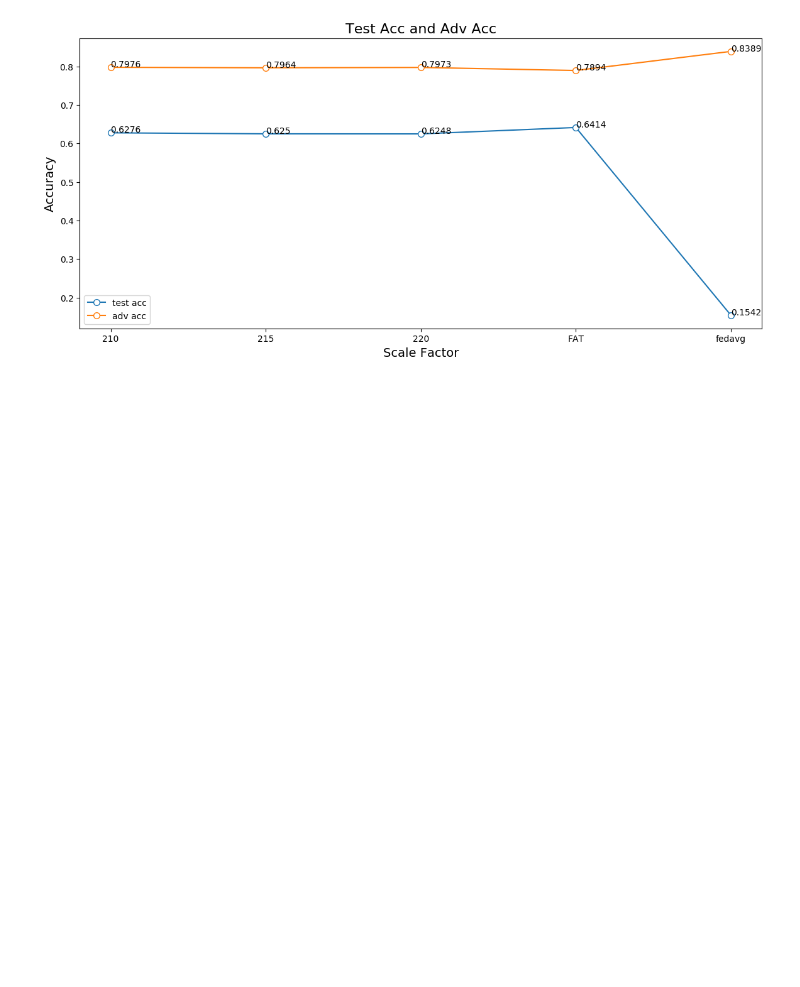
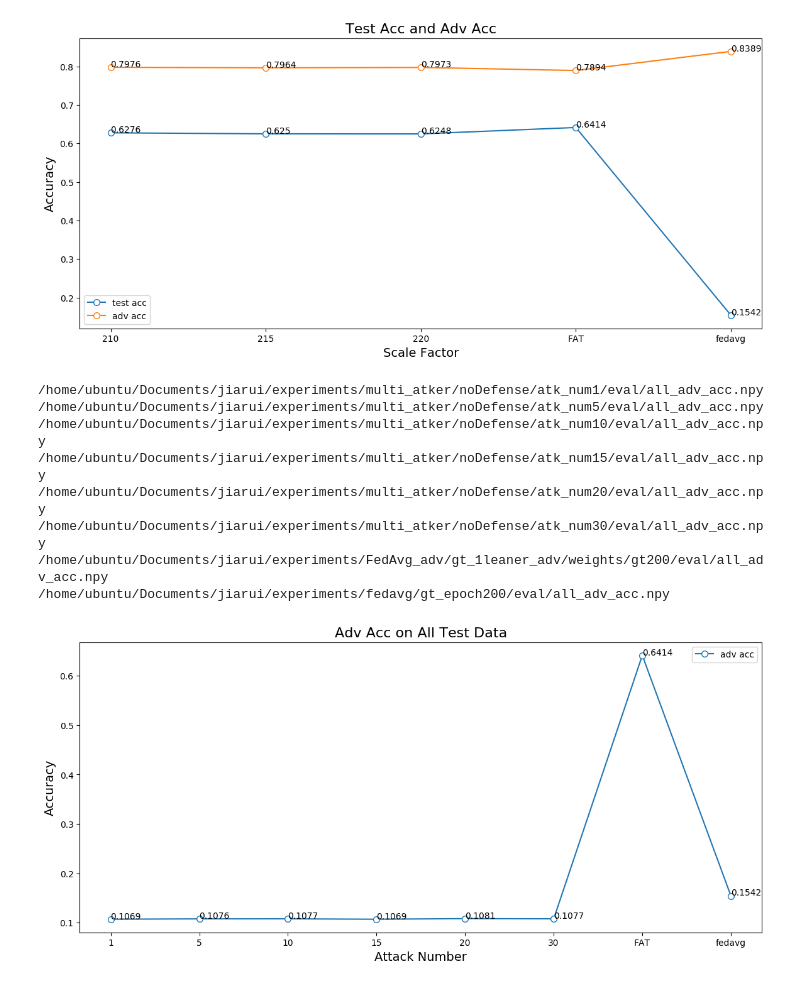
Before and after one commit to U1ltra/pFedDef, a Jupyter notebook: Evaluation/draw_figure.ipynb, the cells around one changed output. Saved outputs shown, nothing was run; the diff lists cells and outputs as text; code cells hidden in the pictures; blank space fills up the shorter version.

```diff
--- a/Evaluation/draw_figure.ipynb
+++ b/Evaluation/draw_figure.ipynb
@@ -1040,3 +1107,55 @@ plot_training_curves(
 )
 # %% [output]
 [figure]
+# %%
+base_path = "/home/ubuntu/Documents/jiarui/experiments/multi_atker"
+
+atk_set = [1,5,10,15,20,30]
+atk_set.sort()
+
+labels = [
+    str(num) for num in atk_set
+]
+
+all_label_acc = [
+    f"{base_path}/noDefense/atk_num{ num }/eval/all_adv_acc.npy" for num in atk_set
+]
+
+
+all_label_acc.append(
+    "/home/ubuntu/Documents/jiarui/experiments/FedAvg_adv/gt_1leaner_adv/weights/gt200/eval/all_adv_acc.npy"
+)
+labels.append("FAT")
+
+all_label_acc.append(
+    "/home/ubuntu/Documents/jiarui/experiments/fedavg/gt_epoch200/eval/all_adv_acc.npy"
+)
+labels.append("fedavg")
+
+for i in all_label_acc:
+    print(i)
+
+all_label_avg_acc = []
+for i in all_label_acc:
+    res = np.load(i)
+    all_label_avg_acc.append(
+        np.sum(res) / (res.shape[0] * res.shape[1])
+    )
+
+
+
+plot_training_curves(
+    all_label_avg_acc, labels, F"Adv Acc on All Test Data",
+    f"plots/FAT_rep_all_adv_atk_num_nodefense.png", "Attack Number", "Accuracy",
+    "adv acc"
+)
+# %% [output]
+/home/ubuntu/Documents/jiarui/experiments/multi_atker/noDefense/atk_num1/eval/all_adv_acc.npy
+/home/ubuntu/Documents/jiarui/experiments/multi_atker/noDefense/atk_num5/eval/all_adv_acc.npy
+/home/ubuntu/Documents/jiarui/experiments/multi_atker/noDefense/atk_num10/eval/all_adv_acc.npy
+/home/ubuntu/Documents/jiarui/experiments/multi_atker/noDefense/atk_num15/eval/all_adv_acc.npy
+/home/ubuntu/Documents/jiarui/experiments/multi_atker/noDefense/atk_num20/eval/all_adv_acc.npy
+/home/ubuntu/Documents/jiarui/experiments/multi_atker/noDefense/atk_num30/eval/all_adv_acc.npy
+/home/ubuntu/Documents/jiarui/experiments/FedAvg_adv/gt_1leaner_adv/weights/gt200/eval/all_adv_acc.npy
+/home/ubuntu/Documents/jiarui/experiments/fedavg/gt_epoch200/eval/all_adv_acc.npy
+[figure, added]
```
Also changed, not shown: parts of 6 cells of this notebook, 5 other files.
